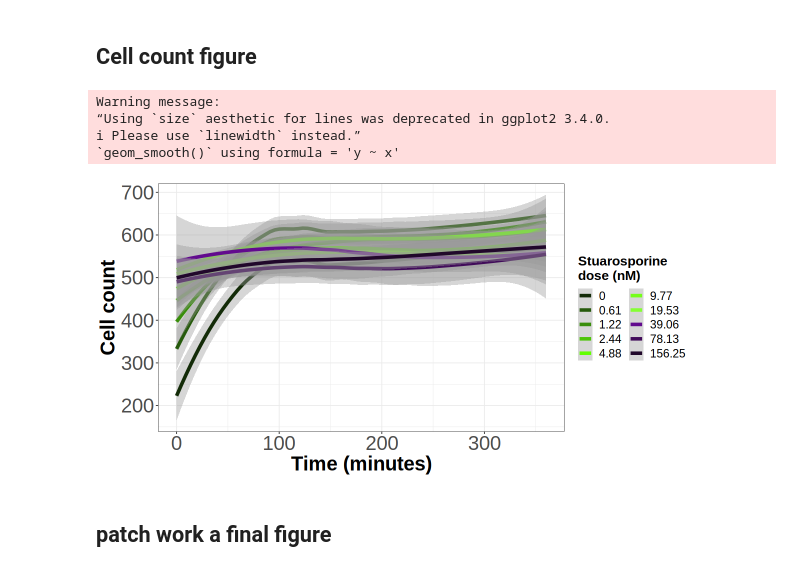
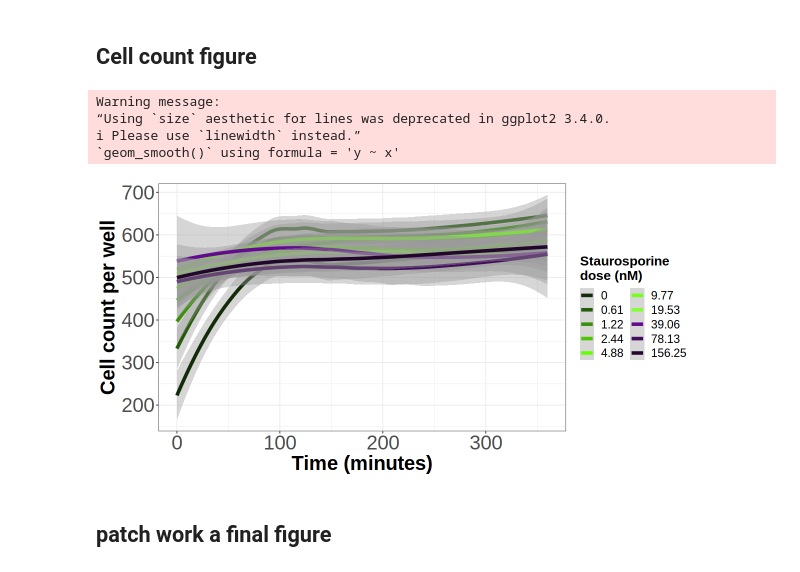
Before and after one commit to MikeLippincott/live_cell_timelapse_apoptosis_analysis, a Jupyter notebook: figures/aggregate_heatmap_figure/notebooks/1.CP_features_heatmap_overtim_plus_cellcount.ipynb, the cells around one changed output. Saved outputs shown, nothing was run; the diff lists cells and outputs as text; code cells hidden in the pictures.

Commit message:
updating figure 2 and supp. figure 2

```diff
--- a/figures/aggregate_heatmap_figure/notebooks/1.CP_features_heatmap_overtim_plus_cellcount.ipynb
+++ b/figures/aggregate_heatmap_figure/notebooks/1.CP_features_heatmap_overtim_plus_cellcount.ipynb
@@ -351,36 +351,36 @@ for (dose in unique(df$Metadata_dose)) {
 width <- 10
 height <- 5
 options(repr.plot.width = width, repr.plot.height = height)
 cell_count_v_time_plot_colored_by_dose <- (
     ggplot(data = cell_count_df, aes(x = Metadata_Time, y = cell_count))
     + geom_smooth(aes(color = Metadata_dose), method = "loess", size = 2, se = TRUE, alpha = 0.4)
     + scale_color_manual(values = color_palette_dose)
     + labs(
         x = "Time (minutes)",
-        y = "Cell count",
-        color = "Stuarosporine\ndose (nM)",
+        y = "Cell count per well",
+        color = "Staurosporine\ndose (nM)",
     )
     + dose_guides_color
     + plot_themes
     # move the legend to the side
     + theme(
         legend.position = "right",
         legend.direction = "vertical",
         legend.title = element_text(size = 16, face = "bold"),
         legend.text = element_text(size = 14),
         axis.title = element_text(size = 16, face = "bold"),
         axis.text = element_text(size = 14)
     )
     + guides(color = guide_legend(ncol = 2))
 
 )
 cell_count_v_time_plot_colored_by_dose
 # %% [output]
 Warning message:
 “Using `size` aesthetic for lines was deprecated in ggplot2 3.4.0.
 ℹ Please use `linewidth` instead.”
 `geom_smooth()` using formula = 'y ~ x'
-[figure, old version]
+[figure, new version]
 # %% [markdown]
 ## patch work a final figure
 # %%
```
Also changed, not shown: parts of 1 cell of this notebook, 6 other files.
